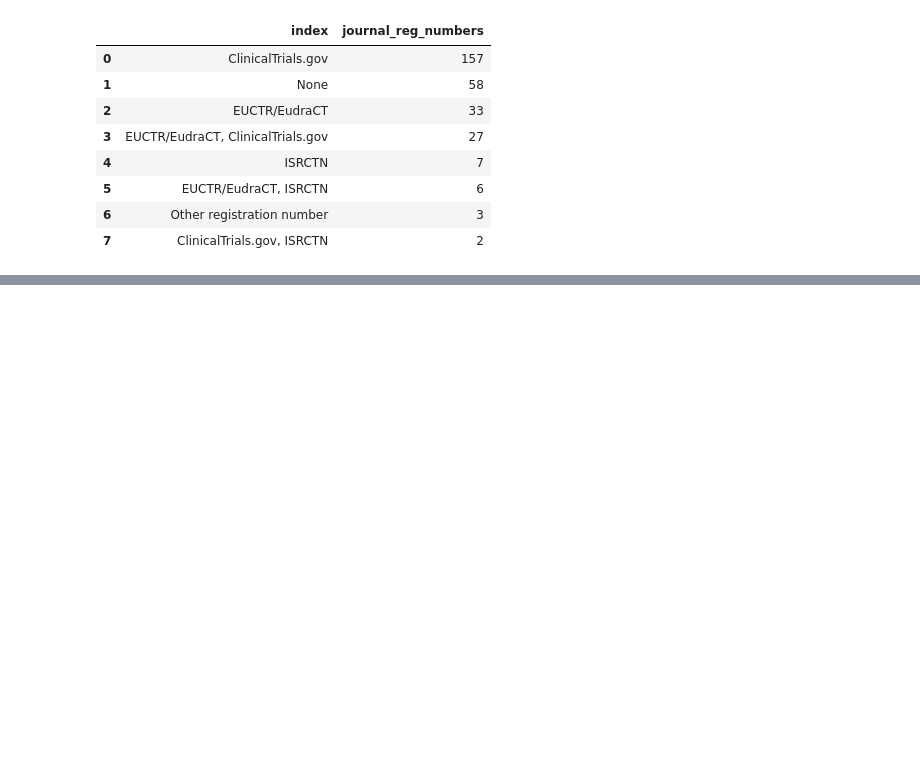
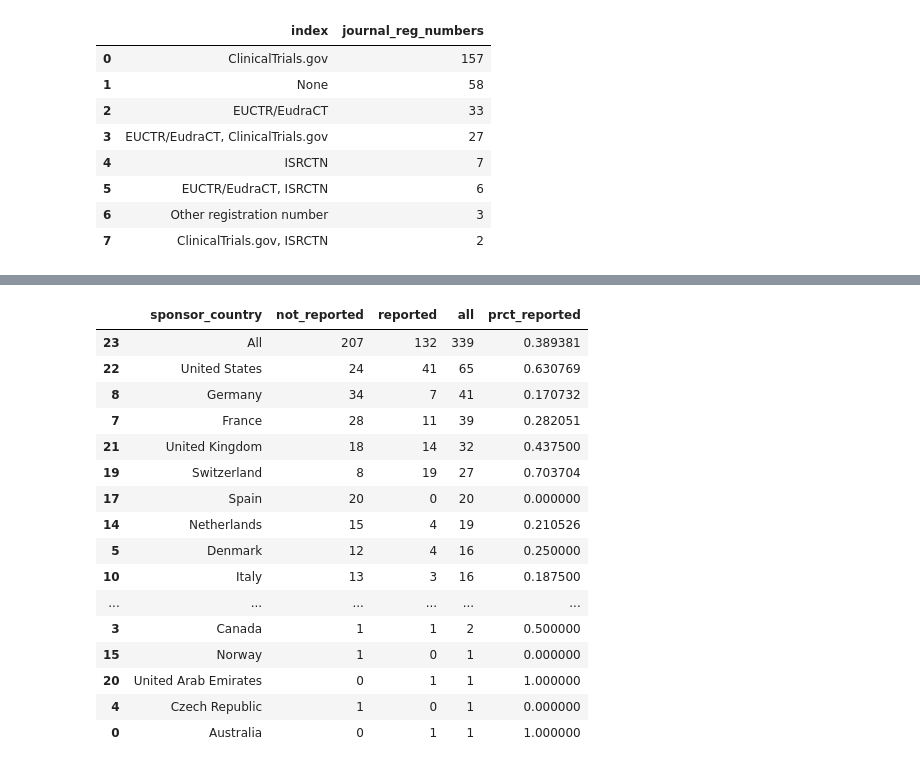
Before and after one commit to ebmdatalab/euctr_pub_search, a Jupyter notebook: notebooks/Anlysis.ipynb, the cells around one changed output, grey strips where cells are left out. Cells and saved outputs as stored; diff of their text form; code cells hidden in the pictures; blank space fills up the shorter version.

```diff
--- a/notebooks/Anlysis.ipynb
+++ b/notebooks/Anlysis.ipynb
@@ -841,0 +1112,27 @@ reg_id_df[reg_id_df['index'].str.contains('ISRCTN')].journal_reg_numbers.sum()
+# %%
+#Now for the other dissemination routes
+
+#CTG
+ct_gov_trials = spon_country[spon_country.nct_id.notnull()].reset_index(drop=True)
+ctg_reporting = crosstab(ct_gov_trials, 'ctgov_results_inc', 'sponsor_country').reset_index()
+ctg_reporting.columns = ['sponsor_country', 'not_reported', 'reported', 'all']
+ctg_reporting['prct_reported'] = ctg_reporting.reported / ctg_reporting['all']
+ctg_reporting.sort_values(by='all', ascending=False)
+# %% [output]
+|  | sponsor_country | not_reported | reported | all | prct_reported |
+| 23 | All | 207 | 132 | 339 | 0.389381 |
+| 22 | United States | 24 | 41 | 65 | 0.630769 |
+| 8 | Germany | 34 | 7 | 41 | 0.170732 |
+| 7 | France | 28 | 11 | 39 | 0.282051 |
+| 21 | United Kingdom | 18 | 14 | 32 | 0.437500 |
+| 19 | Switzerland | 8 | 19 | 27 | 0.703704 |
+| 17 | Spain | 20 | 0 | 20 | 0.000000 |
+| 14 | Netherlands | 15 | 4 | 19 | 0.210526 |
+| 5 | Denmark | 12 | 4 | 16 | 0.250000 |
+| 10 | Italy | 13 | 3 | 16 | 0.187500 |
+| ... | ... | ... | ... | ... | ... |
+| 3 | Canada | 1 | 1 | 2 | 0.500000 |
+| 15 | Norway | 1 | 0 | 1 | 0.000000 |
+| 20 | United Arab Emirates | 0 | 1 | 1 | 1.000000 |
+| 4 | Czech Republic | 1 | 0 | 1 | 0.000000 |
+| 0 | Australia | 0 | 1 | 1 | 1.000000 |
```
Also changed, not shown: parts of 31 cells of this notebook, 2 other files.
